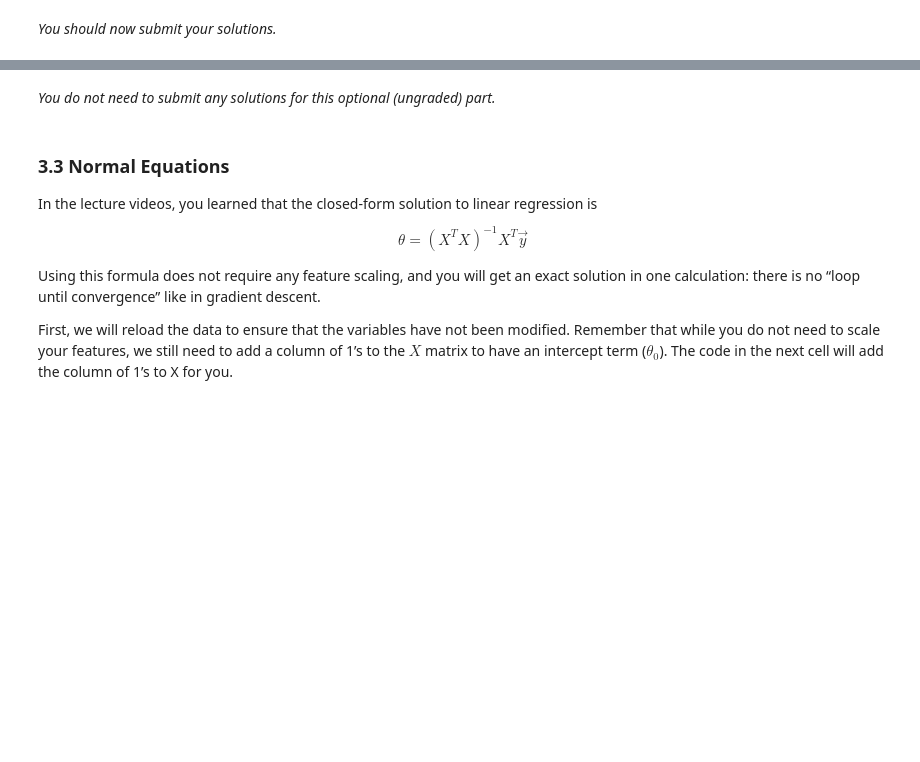
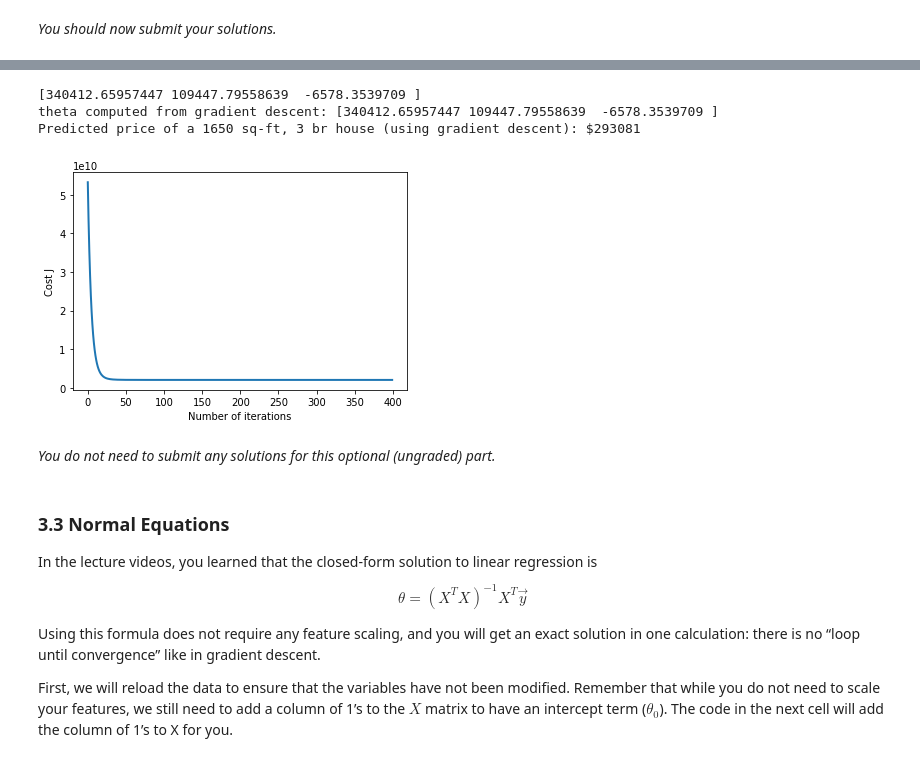
Before and after one commit to lukamaric996/ml-coursera-python, a Jupyter notebook: Exercise1/exercise1.ipynb, the cells around one changed output, grey strips where cells are left out. Cells and saved outputs as stored; diff of their text form; code cells hidden in the pictures; blank space fills up the shorter version.

```diff
--- a/Exercise1/exercise1.ipynb
+++ b/Exercise1/exercise1.ipynb
@@ -646,7 +647,7 @@ def  featureNormalize(X):
     in sigma.
 
     Note that X is a matrix where each column is a feature and each row is
-    an example. You needto perform the normalization separately for each feature.
+    an example. You need to perform the normalization separately for each feature.
 
     Hint
     ----
@@ -658,8 +659,11 @@ def  featureNormalize(X):
     sigma = np.zeros(X.shape[1])
 
     # =========================== YOUR CODE HERE =====================
-
-
+    mu = np.mean(X,axis=0)
+    print(mu)
+    sigma = np.std(X,axis=0)
+    print(sigma)
+    X_norm = (X_norm - mu)/sigma
     # ================================================================
     return X_norm, mu, sigma
 # %% [markdown]
@@ -750,8 +790,7 @@ def computeCostMulti(X, y, theta):
     J = 0
 
     # ======================= YOUR CODE HERE ===========================
-
-
+    J = (1/(2*m))*(((X@theta)-y)@((X@theta)-y))
     # ==================================================================
     return J
 # %% [markdown]
@@ -810,7 +866,7 @@ def gradientDescentMulti(X, y, theta, alpha, num_iters):
     for i in range(num_iters):
         # ======================= YOUR CODE HERE ==========================
 
-
+        theta = theta - alpha/m *(X@theta-y)@X
         # =================================================================
 
         # save the cost J in every iteration
@@ -870,34 +943,43 @@ of a 1650 sq-ft, 3 br house.
 
 Hint
 ----
 At prediction, make sure you do the same feature normalization.
 """
 # Choose some alpha value - change this
 alpha = 0.1
 num_iters = 400
 
 # init theta and run gradient descent
 theta = np.zeros(3)
 theta, J_history = gradientDescentMulti(X, y, theta, alpha, num_iters)
+print(theta)
 
 # Plot the convergence graph
 pyplot.plot(np.arange(len(J_history)), J_history, lw=2)
 pyplot.xlabel('Number of iterations')
 pyplot.ylabel('Cost J')
 
 # Display the gradient descent's result
 print('theta computed from gradient descent: {:s}'.format(str(theta)))
 
 # Estimate the price of a 1650 sq-ft, 3 br house
 # ======================= YOUR CODE HERE ===========================
 # Recall that the first column of X is all-ones.
 # Thus, it does not need to be normalized.
 
-price = 0   # You should change this
+predict_arr = [1,1650,3]
+predict_arr[1:3] = (predict_arr[1:3]-mu)/sigma
+
+price = predict_arr@theta   # You should change this  # You should change this
 
 # ===================================================================
 
 print('Predicted price of a 1650 sq-ft, 3 br house (using gradient descent): ${:.0f}'.format(price))
+# %% [output]
+[340412.65957447 109447.79558639  -6578.3539709 ]
+theta computed from gradient descent: [340412.65957447 109447.79558639  -6578.3539709 ]
+Predicted price of a 1650 sq-ft, 3 br house (using gradient descent): $293081
+[figure, added]
 # %% [markdown]
 *You do not need to submit any solutions for this optional (ungraded) part.*
 # %% [markdown]
```
Also changed, not shown: parts of 16 cells of this notebook.
